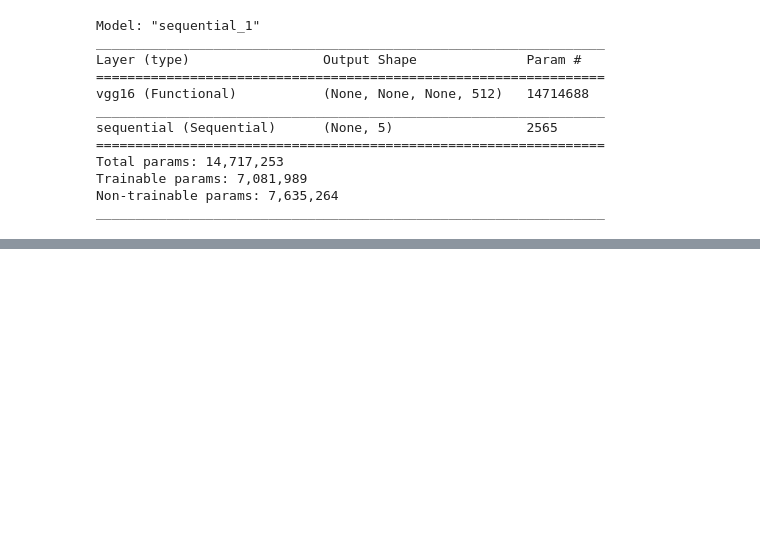
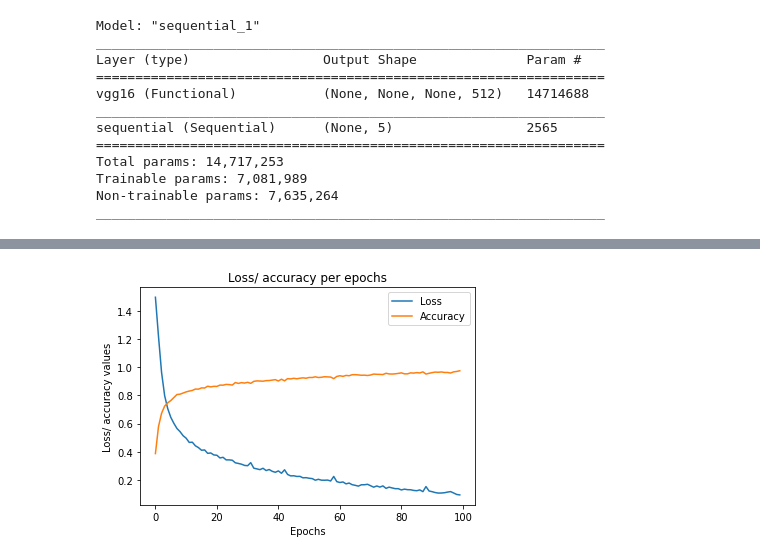
Before and after one commit to infoshareacademy/jdsz5-outdated, a Jupyter notebook: dl/dl_projekt_notatnik_maciek.ipynb, the cells around one changed output, grey strips where cells are left out. Cells and saved outputs as stored; diff of their text form; code cells hidden in the pictures; blank space fills up the shorter version.

```diff
--- a/dl/dl_projekt_notatnik_maciek.ipynb
+++ b/dl/dl_projekt_notatnik_maciek.ipynb
@@ -222,0 +219,11 @@ Epoch 00100: val_loss did not improve from 0.31430
+# %%
+#wykres zmian wartości loss, accuracy poprzez epoki
+plt.plot(history.history["loss"], label = 'Loss')
+plt.plot(history.history['accuracy'], label = 'Accuracy')
+plt.legend(loc = 'upper right')
+plt.title("Loss/ accuracy per epochs")
+plt.ylabel('Loss/ accuracy values')
+plt.xlabel('Epochs')
+plt.show()
+# %% [output]
+[figure, added]
```
Also changed, not shown: parts of 18 cells of this notebook.
